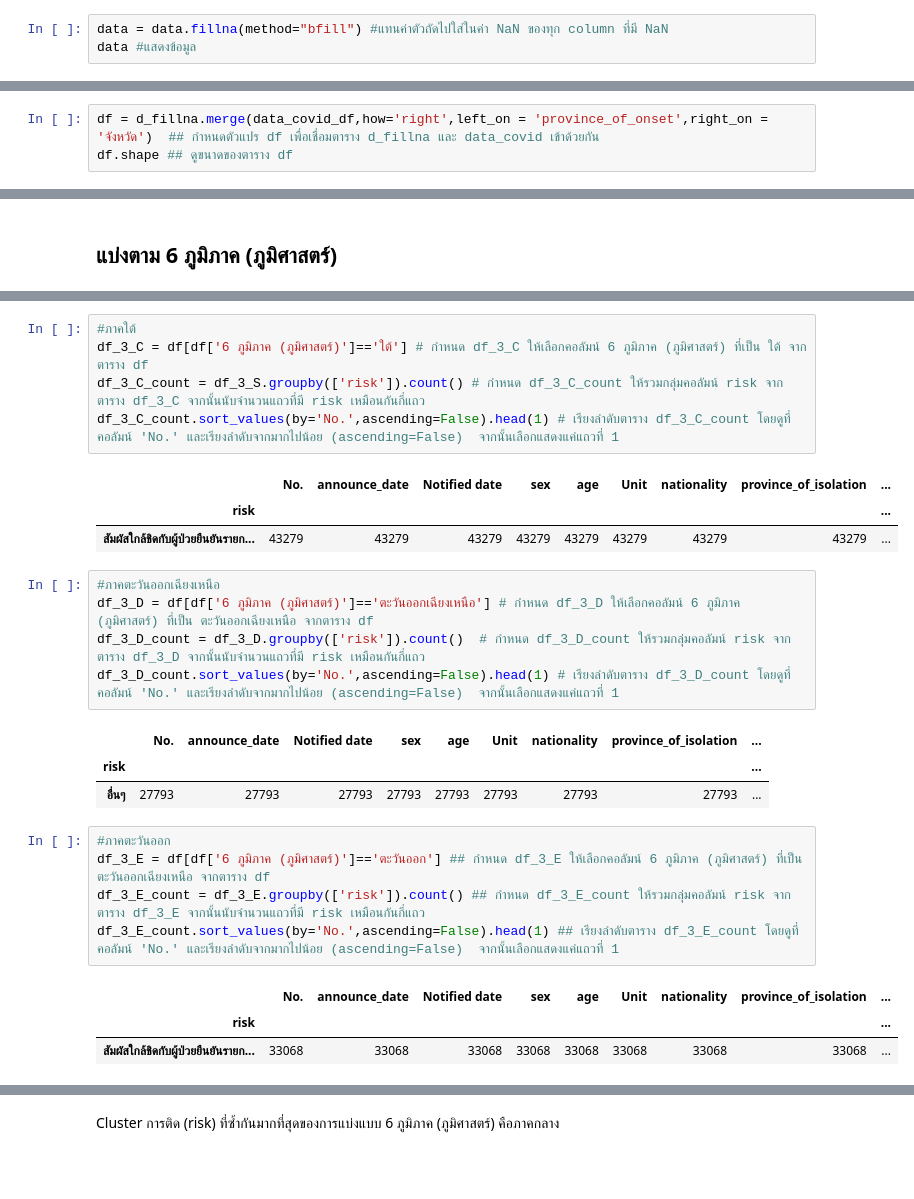
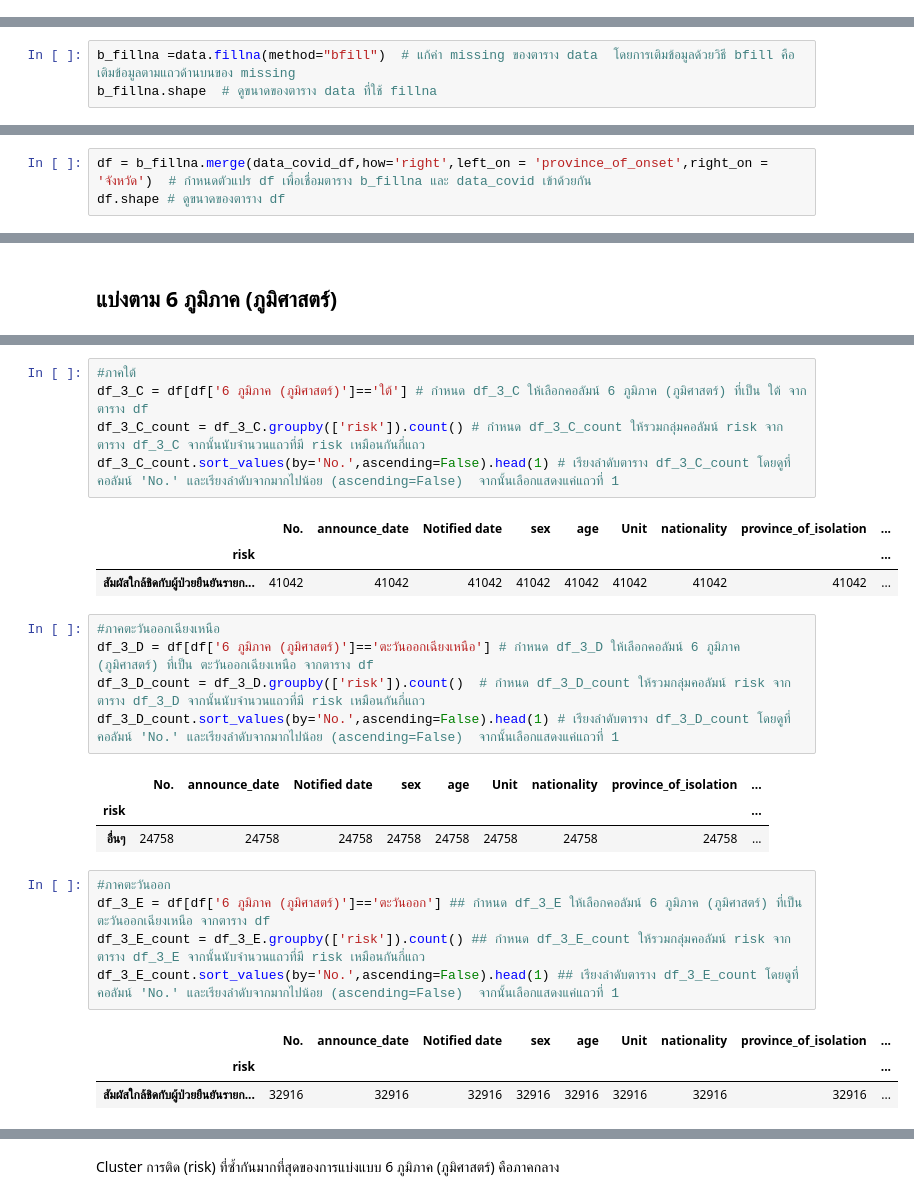
Before and after one commit to Plaifha/data_viz_2022, a Jupyter notebook: BasicPython&DataViz_midterm2022.ipynb, the cells around one changed output, grey strips where cells are left out. Saved outputs shown, nothing was run; the diff lists cells and outputs as text; blank space fills up the shorter version.

```diff
--- a/BasicPython&DataViz_midterm2022.ipynb
+++ b/BasicPython&DataViz_midterm2022.ipynb
@@ -54,6 +62,3 @@ data.head()   # ดูหน้าตาข้อมูลคร่าวๆ
 data.shape   # ดูขนาดของตาราง data
 # %% [output]
 (816989, 11)
-# %%
-data = data.fillna(method="bfill") #แทนค่าตัวถัดไปใส่ในค่า NaN ของทุก column ที่มี NaN
-data #แสดงข้อมูล
@@ -73,0 +82,3 @@ data #แสดงข้อมูล
+# %%
+b_fillna =data.fillna(method="bfill")  # แก้ค่า missing ของตาราง data  โดยการเติมข้อมูลด้วยวิธี bfill คือเติมข้อมูลตามแถวด้านบนของ missing
+b_fillna.shape  # ดูขนาดของตาราง data ที่ใช้ fillna
@@ -128,6 +126,6 @@ data_covid_df
 # %% [markdown]
 ## เชื่อมตาราง
 # %%
-df = d_fillna.merge(data_covid_df,how='right',left_on = 'province_of_onset',right_on = 'จังหวัด')  ## กำหนดตัวแปร df เพื่อเชื่อมตาราง d_fillna และ data_covid เข้าด้วยกัน
-df.shape ## ดูขนาดของตาราง df
+df = b_fillna.merge(data_covid_df,how='right',left_on = 'province_of_onset',right_on = 'จังหวัด')  # กำหนดตัวแปร df เพื่อเชื่อมตาราง b_fillna และ data_covid เข้าด้วยกัน
+df.shape # ดูขนาดของตาราง df
 # %% [output]
@@ -402,12 +417,12 @@ df_3_B_count.sort_values(by='No.',ascending=False).head(1) # เรียงล
 # %%
 #ภาคใต้
 df_3_C = df[df['6 ภูมิภาค (ภูมิศาสตร์)']=='ใต้'] # กำหนด df_3_C ให้เลือกคอลัมน์ 6 ภูมิภาค (ภูมิศาสตร์) ที่เป็น ใต้ จากตาราง df
-df_3_C_count = df_3_S.groupby(['risk']).count() # กำหนด df_3_C_count ให้รวมกลุ่มคอลัมน์ risk จากตาราง df_3_C จากนั้นนับจำนวนแถวที่มี risk เหมือนกันกี่แถว
+df_3_C_count = df_3_C.groupby(['risk']).count() # กำหนด df_3_C_count ให้รวมกลุ่มคอลัมน์ risk จากตาราง df_3_C จากนั้นนับจำนวนแถวที่มี risk เหมือนกันกี่แถว
 df_3_C_count.sort_values(by='No.',ascending=False).head(1) # เรียงลำดับตาราง df_3_C_count โดยดูที่คอลัมน์ 'No.' และเรียงลำดับจากมากไปน้อย (ascending=False)  จากนั้นเลือกแสดงแค่แถวที่ 1
 # %% [output]
 |  | No. | announce_date | Notified date | sex | age | Unit | nationality | province_of_isolation | ... |
 | risk |  |  |  |  |  |  |  |  | ... |
-| สัมผัสใกล้ชิดกับผู้ป่วยยืนยันรายก... | 43279 | 43279 | 43279 | 43279 | 43279 | 43279 | 43279 | 43279 | ... |
+| สัมผัสใกล้ชิดกับผู้ป่วยยืนยันรายก... | 41042 | 41042 | 41042 | 41042 | 41042 | 41042 | 41042 | 41042 | ... |
 # %%
 #ภาคตะวันออกเฉียงเหนือ
 df_3_D = df[df['6 ภูมิภาค (ภูมิศาสตร์)']=='ตะวันออกเฉียงเหนือ'] # กำหนด df_3_D ให้เลือกคอลัมน์ 6 ภูมิภาค (ภูมิศาสตร์) ที่เป็น ตะวันออกเฉียงเหนือ จากตาราง df
@@ -416,7 +431,7 @@ df_3_D_count.sort_values(by='No.',ascending=False).head(1) # เรียงล
 # %% [output]
 |  | No. | announce_date | Notified date | sex | age | Unit | nationality | province_of_isolation | ... |
 | risk |  |  |  |  |  |  |  |  | ... |
-| อื่นๆ | 27793 | 27793 | 27793 | 27793 | 27793 | 27793 | 27793 | 27793 | ... |
+| อื่นๆ | 24758 | 24758 | 24758 | 24758 | 24758 | 24758 | 24758 | 24758 | ... |
 # %%
 #ภาคตะวันออก
 df_3_E = df[df['6 ภูมิภาค (ภูมิศาสตร์)']=='ตะวันออก'] ## กำหนด df_3_E ให้เลือกคอลัมน์ 6 ภูมิภาค (ภูมิศาสตร์) ที่เป็น ตะวันออกเฉียงเหนือ จากตาราง df
@@ -425,7 +440,7 @@ df_3_E_count.sort_values(by='No.',ascending=False).head(1) ## เรียงล
 # %% [output]
 |  | No. | announce_date | Notified date | sex | age | Unit | nationality | province_of_isolation | ... |
 | risk |  |  |  |  |  |  |  |  | ... |
-| สัมผัสใกล้ชิดกับผู้ป่วยยืนยันรายก... | 33068 | 33068 | 33068 | 33068 | 33068 | 33068 | 33068 | 33068 | ... |
+| สัมผัสใกล้ชิดกับผู้ป่วยยืนยันรายก... | 32916 | 32916 | 32916 | 32916 | 32916 | 32916 | 32916 | 32916 | ... |
 # %%
 #ภาคตะวันตก
 df_3_G = df[df['6 ภูมิภาค (ภูมิศาสตร์)']=='ตะวันตก'] # กำหนด df_3_G ให้เลือกคอลัมน์ 6 ภูมิภาค (ภูมิศาสตร์) ที่เป็น ตะวันออกเฉียงเหนือ จากตาราง df
```
Also changed, not shown: parts of 71 cells of this notebook.
